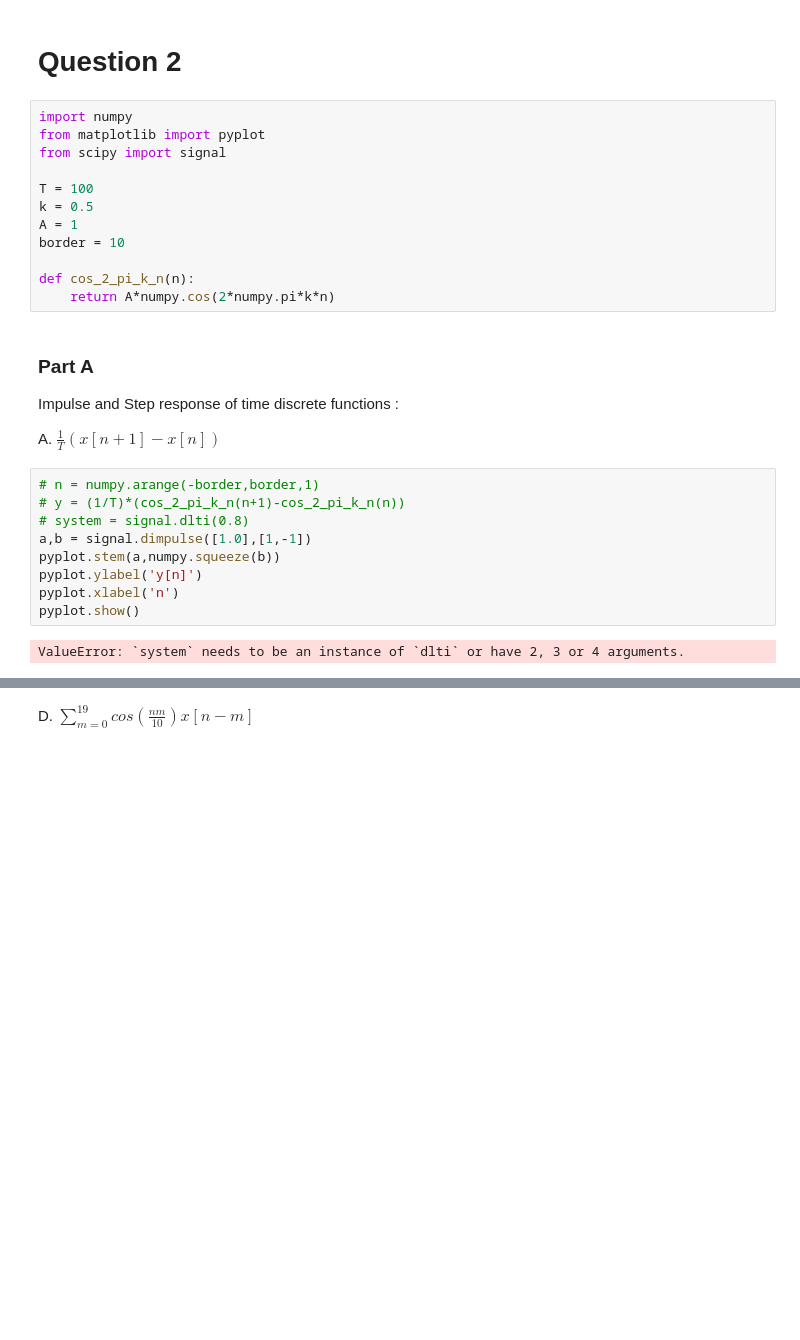
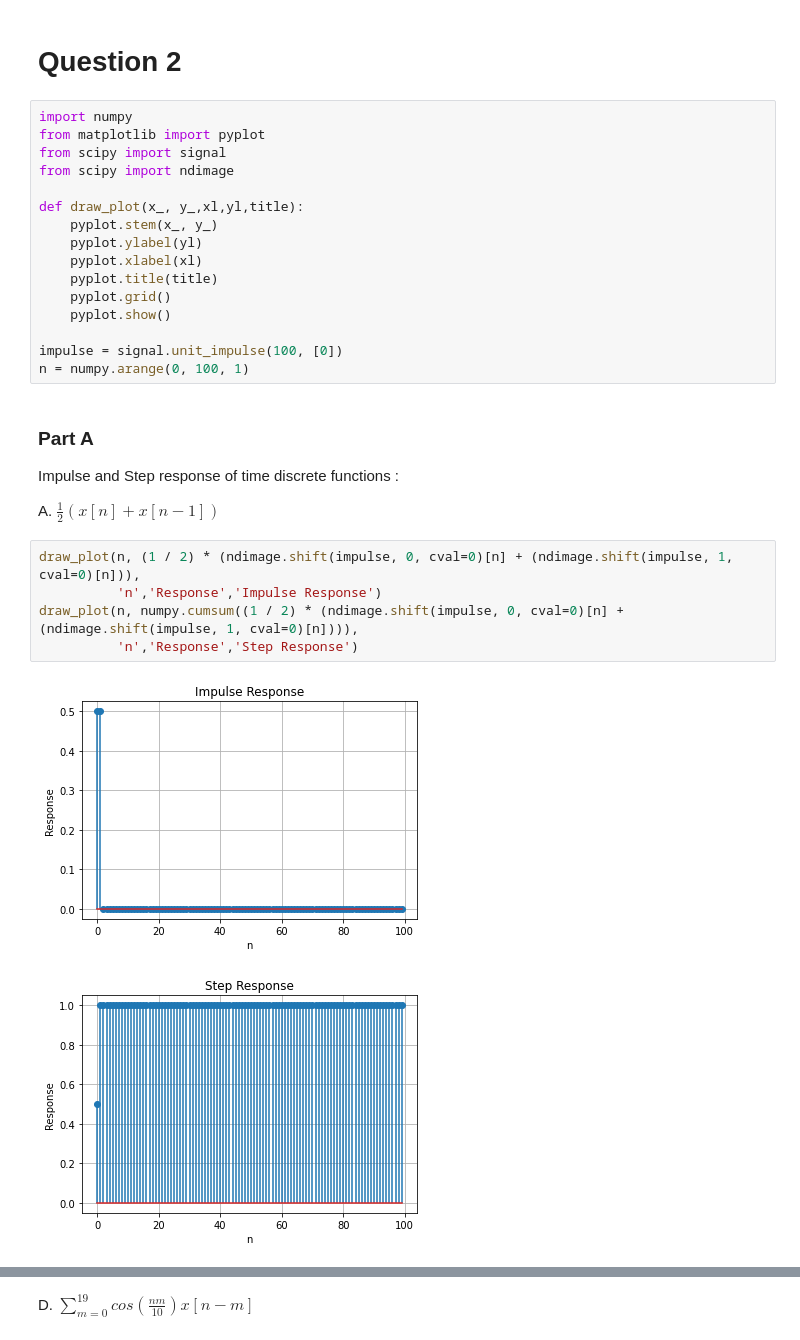
Before and after one commit to SM2A/Signals_and_Systems_Course_Projects, a Jupyter notebook: CA1/Source/2 - Impulse and Step Response of Time Discrete System.ipynb, the cells around one changed output, grey strips where cells are left out. Cells and saved outputs as stored; diff of their text form; blank space fills up the shorter version.

```diff
--- a/CA1/Source/2 - Impulse and Step Response of Time Discrete System.ipynb
+++ b/CA1/Source/2 - Impulse and Step Response of Time Discrete System.ipynb
@@ -1,32 +1,33 @@
 # %% [markdown]
 # Question 2
-# %%
-import numpy
-from matplotlib import pyplot
-from scipy import signal
-
-T = 100
-k = 0.5
-A = 1
-border = 10
-
-def cos_2_pi_k_n(n):
-    return A*numpy.cos(2*numpy.pi*k*n)
+# %%
+import numpy
+from matplotlib import pyplot
+from scipy import signal
+from scipy import ndimage
+
+def draw_plot(x_, y_,xl,yl,title):
+    pyplot.stem(x_, y_)
+    pyplot.ylabel(yl)
+    pyplot.xlabel(xl)
+    pyplot.title(title)
+    pyplot.grid()
+    pyplot.show()
+
+impulse = signal.unit_impulse(100, [0])
+n = numpy.arange(0, 100, 1)
 # %% [markdown]
 ### Part A
 
 Impulse and Step response of time discrete functions :
 
-A. $\frac{1}{T}(x[n+1]-x[n])$
+A. $\frac{1}{2}(x[n]+x[n-1])$
-# %%
-# n = numpy.arange(-border,border,1)
-# y = (1/T)*(cos_2_pi_k_n(n+1)-cos_2_pi_k_n(n))
-# system = signal.dlti(0.8)
-a,b = signal.dimpulse([1.0],[1,-1])
-pyplot.stem(a,numpy.squeeze(b))
-pyplot.ylabel('y[n]')
-pyplot.xlabel('n')
-pyplot.show()
-# %% [output]
-ValueError: `system` needs to be an instance of `dlti` or have 2, 3 or 4 arguments.
+# %%
+draw_plot(n, (1 / 2) * (ndimage.shift(impulse, 0, cval=0)[n] + (ndimage.shift(impulse, 1, cval=0)[n])),
+          'n','Response','Impulse Response')
+draw_plot(n, numpy.cumsum((1 / 2) * (ndimage.shift(impulse, 0, cval=0)[n] + (ndimage.shift(impulse, 1, cval=0)[n]))),
+          'n','Response','Step Response')
+# %% [output]
+[figure, added]
+[figure, added]
 # %% [markdown]
```
Also changed, not shown: parts of 17 cells of this notebook, 1 other file.
